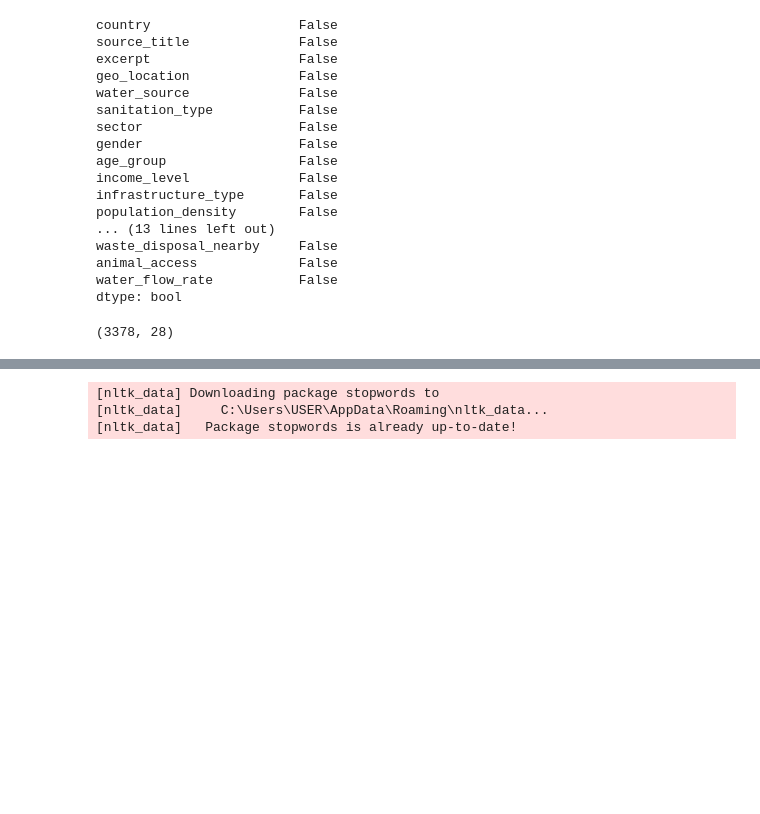
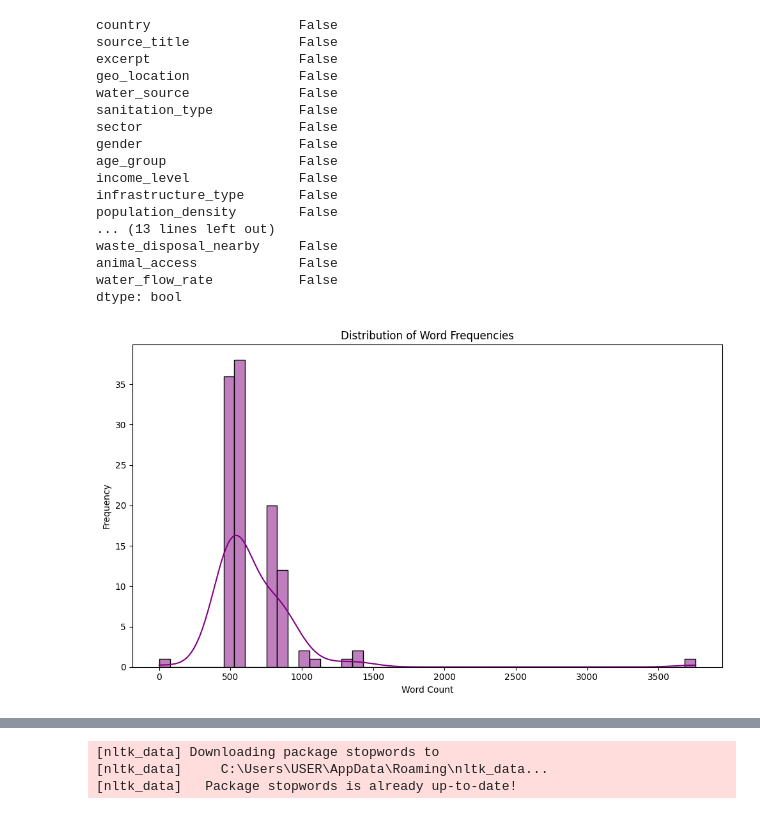
Before and after one commit to lewismwaki/cleanwaterai, a Jupyter notebook: notebooks/Aluoch_nlp.ipynb, the cells around one changed output, grey strips where cells are left out. Drawn from its saved outputs; the diff is of its cells as text; code cells hidden in the pictures; blank space fills up the shorter version.

Commit message:
Perform feature selection and data cleaning for modeling

```diff
--- a/notebooks/Aluoch_nlp.ipynb
+++ b/notebooks/Aluoch_nlp.ipynb
@@ -159,9 +159,30 @@ waste_disposal_nearby     False
 animal_access             False
 water_flow_rate           False
 dtype: bool
-# %%
-# Dropping NaN values
-df.dropna(inplace=True)
-print(df.shape)
-# %% [output]
-(3378, 28)
+# %%
+from sklearn.feature_extraction.text import CountVectorizer
+# Extract text data
+text_data = df['excerpt'].dropna().astype(str)
+
+# Convert to word frequencies
+vectorizer = CountVectorizer(stop_words='english')
+X = vectorizer.fit_transform(text_data)
+
+# Word frequencies
+word_freq = X.toarray().sum(axis=0)
+words = vectorizer.get_feature_names_out()
+freq_df = pd.DataFrame({'word': words, 'count': word_freq})
+
+# Sort values
+freq_df_sorted = freq_df.sort_values(by='count', ascending=False)
+
+# plot
+plt.figure(figsize=(10, 6))
+sns.histplot(data=freq_df_sorted, x='count', bins=50, kde=True, color='purple')
+plt.title('Distribution of Word Frequencies')
+plt.xlabel('Word Count')
+plt.ylabel('Frequency')
+plt.tight_layout()
+plt.show()
+# %% [output]
+[figure, added]
```
Also changed, not shown: parts of 5 cells of this notebook.
